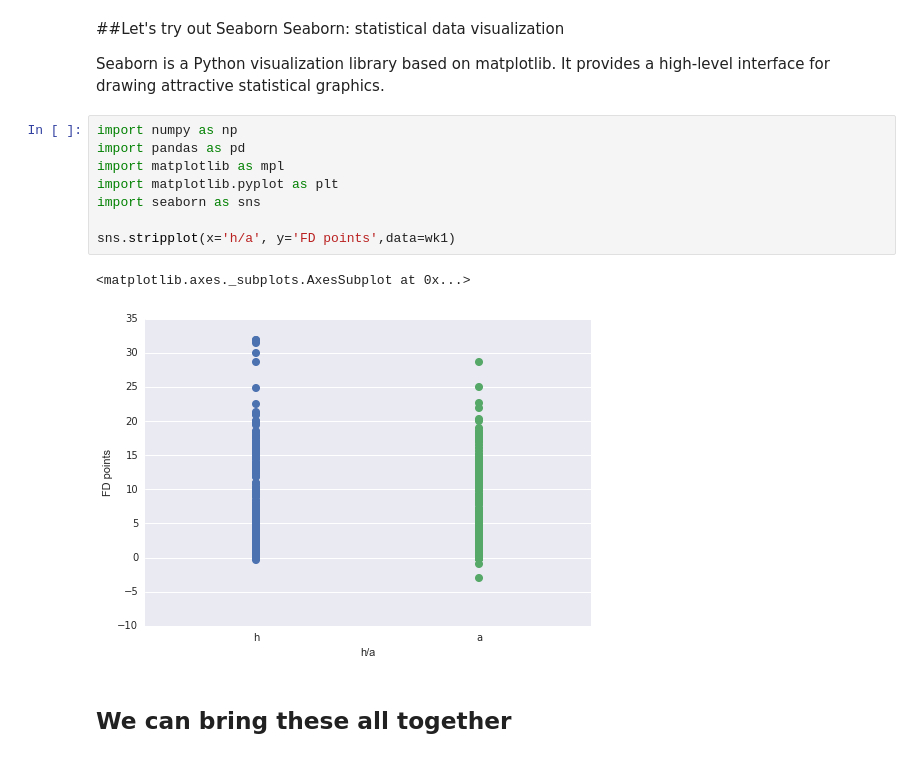
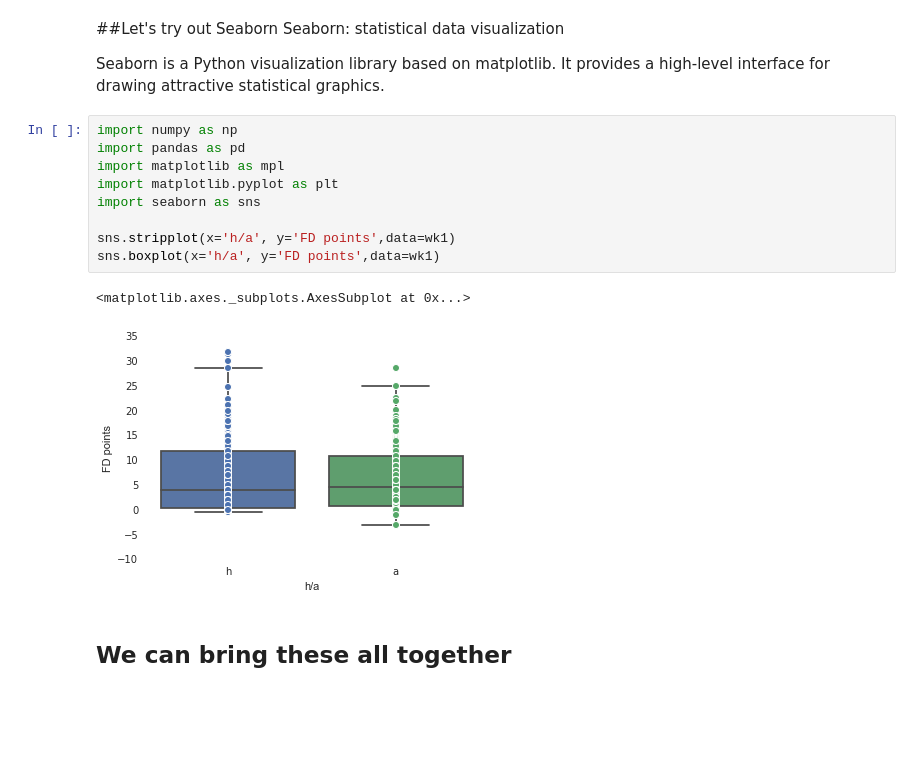
Before and after one commit to tlagrim/fanduel-weekly-fantasy-forecast, a Jupyter notebook: 2014_fanduel_testing/notebooks/Linear Regression Testing.ipynb, the cells around one changed output. Cells and saved outputs as stored; diff of their text form; blank space fills up the shorter version.

```diff
--- a/2014_fanduel_testing/notebooks/Linear Regression Testing.ipynb
+++ b/2014_fanduel_testing/notebooks/Linear Regression Testing.ipynb
@@ -84,14 +84,15 @@ Seaborn is a Python visualization library based on matplotlib. It provides a hig
 # %%
 import numpy as np
 import pandas as pd
 import matplotlib as mpl
 import matplotlib.pyplot as plt
 import seaborn as sns
 
 sns.stripplot(x='h/a', y='FD points',data=wk1)
+sns.boxplot(x='h/a', y='FD points',data=wk1)
 # %% [output]
 <matplotlib.axes._subplots.AxesSubplot at 0x...>
-[figure, old version]
+[figure, new version]
 # %% [markdown]
 ## We can bring these all together
 # %%
```
Also changed, not shown: parts of 18 cells of this notebook, 3 other files.
